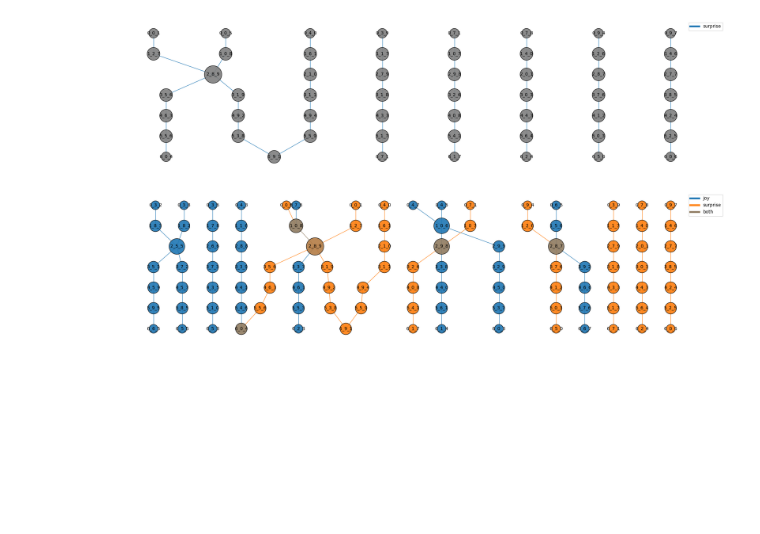
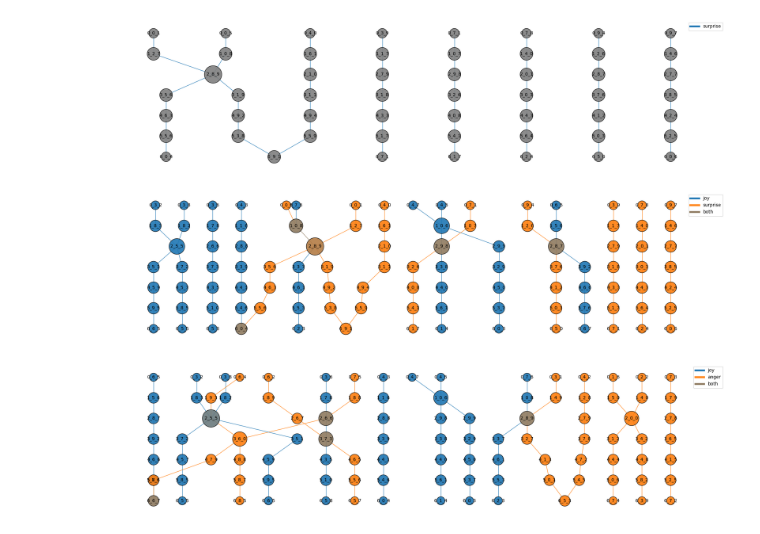
Before and after one commit to explic-ai/LLM-MRI, a Jupyter notebook: examples/Emotions.ipynb, the cells around one changed output. Cells and saved outputs as stored; diff of their text form; code cells hidden in the pictures; blank space fills up the shorter version.

```diff
--- a/examples/Emotions.ipynb
+++ b/examples/Emotions.ipynb
@@ -146,3 +146,11 @@ plt.box(False)
 plt.show()
 # %% [output]
 [figure]
+# %%
+g_joy_anger = llm_mri.get_composed_graph("joy", "anger")
+g_joy_anger_img = llm_mri.get_graph_image(g_joy_anger)
+
+plt.box(False)
+plt.show()
+# %% [output]
+[figure, added]
```
Also changed, not shown: 2 other files.
